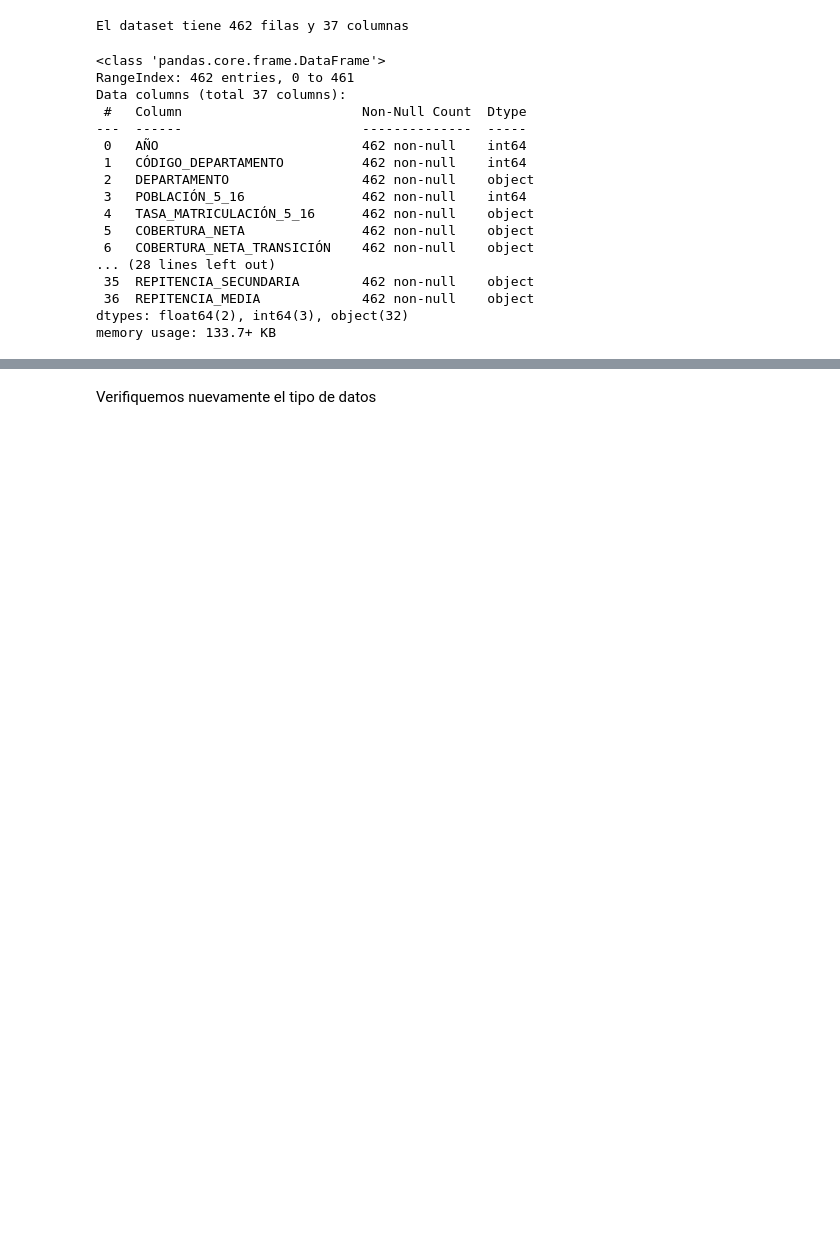
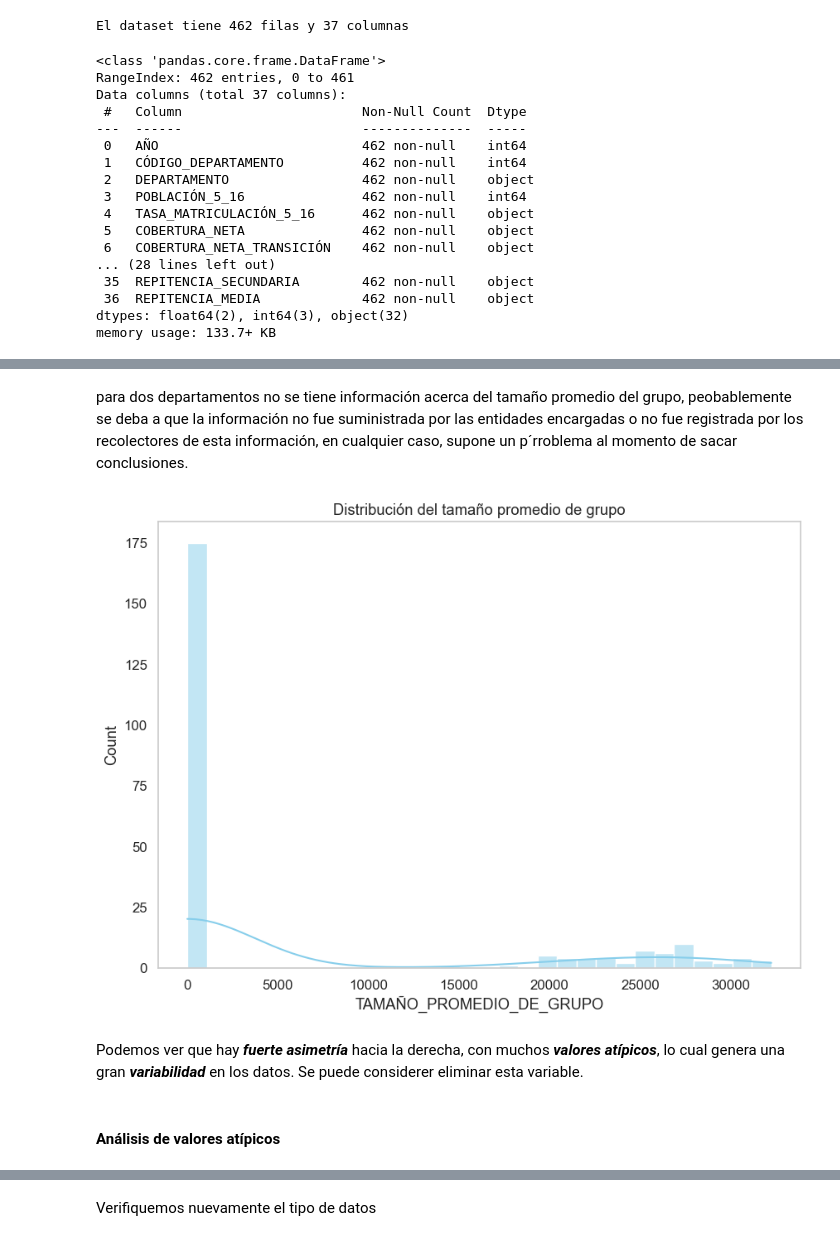
Before and after one commit to Ori-G-A/COL_MEN_STAT, a Jupyter notebook: Notebooks/01-inspecion-datos.ipynb, the cells around one changed output, grey strips where cells are left out. Saved outputs shown, nothing was run; the diff lists cells and outputs as text; code cells hidden in the pictures; blank space fills up the shorter version.

```diff
--- a/Notebooks/01-inspecion-datos.ipynb
+++ b/Notebooks/01-inspecion-datos.ipynb
@@ -172,0 +231,13 @@ variables_tipo_object =['TASA_MATRICULACIÓN_5_16','COBERTURA_NETA','COBERTURA_N
+# %% [markdown]
+para dos departamentos no se tiene información acerca del tamaño promedio del grupo, peobablemente se deba a que la información no fue suministrada por las entidades encargadas o no fue registrada por los recolectores de esta información, en cualquier caso, supone un p´rroblema al momento de sacar conclusiones.
+# %%
+sns.histplot(data=datos_men, x="TAMAÑO_PROMEDIO_DE_GRUPO", bins=30, kde=True, color="skyblue")
+plt.title("Distribución del tamaño promedio de grupo")
+plt.grid(False)
+plt.show()
+# %% [output]
+[figure, added]
+# %% [markdown]
+Podemos ver que hay ***fuerte asimetría*** hacia la derecha, con muchos ***valores atípicos***, lo cual genera una gran ***variabilidad*** en los datos. Se puede considerer eliminar esta variable.
+# %% [markdown]
+#### **Análisis de valores atípicos**
```
Also changed, not shown: parts of 79 cells of this notebook, 1 other file.
